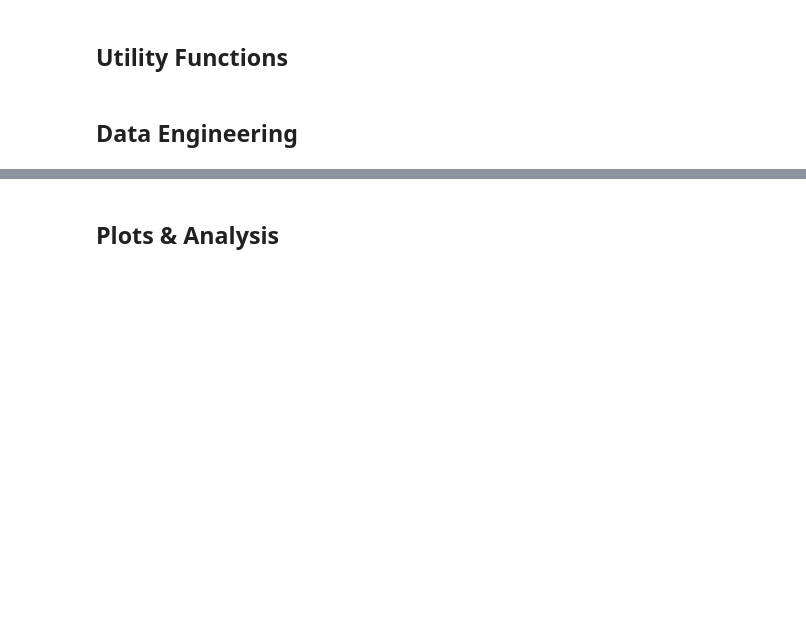
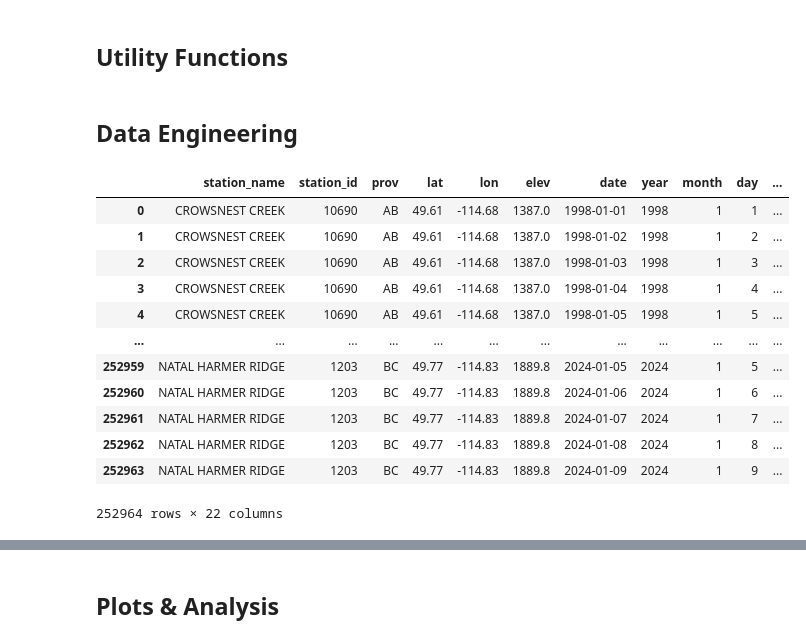
Before and after one commit to moniquebeaulieu/TM_PHES, a Jupyter notebook: EDA.ipynb, the cells around one changed output, grey strips where cells are left out. Saved outputs shown, nothing was run; the diff lists cells and outputs as text; code cells hidden in the pictures; blank space fills up the shorter version.

```diff
--- a/EDA.ipynb
+++ b/EDA.ipynb
@@ -27,0 +29,20 @@ from datetime import datetime, timedelta
+# %%
+columns_to_drop = ['station_operator', 'climate_id', 'WMO_id', 'TC_id']
+
+# Drop specified columns and columns containing the word 'flag'
+weathercan_df.drop(columns=columns_to_drop + [col for col in weathercan_df.columns if 'flag' in col.lower()], inplace=True)
+weathercan_df
+# %% [output]
+|  | station_name | station_id | prov | lat | lon | elev | date | year | month | day | ... |
+| 0 | CROWSNEST CREEK | 10690 | AB | 49.61 | -114.68 | 1387.0 | 1998-01-01 | 1998 | 1 | 1 | ... |
+| 1 | CROWSNEST CREEK | 10690 | AB | 49.61 | -114.68 | 1387.0 | 1998-01-02 | 1998 | 1 | 2 | ... |
+| 2 | CROWSNEST CREEK | 10690 | AB | 49.61 | -114.68 | 1387.0 | 1998-01-03 | 1998 | 1 | 3 | ... |
+| 3 | CROWSNEST CREEK | 10690 | AB | 49.61 | -114.68 | 1387.0 | 1998-01-04 | 1998 | 1 | 4 | ... |
+| 4 | CROWSNEST CREEK | 10690 | AB | 49.61 | -114.68 | 1387.0 | 1998-01-05 | 1998 | 1 | 5 | ... |
+| ... | ... | ... | ... | ... | ... | ... | ... | ... | ... | ... | ... |
+| 252959 | NATAL HARMER RIDGE | 1203 | BC | 49.77 | -114.83 | 1889.8 | 2024-01-05 | 2024 | 1 | 5 | ... |
+| 252960 | NATAL HARMER RIDGE | 1203 | BC | 49.77 | -114.83 | 1889.8 | 2024-01-06 | 2024 | 1 | 6 | ... |
+| 252961 | NATAL HARMER RIDGE | 1203 | BC | 49.77 | -114.83 | 1889.8 | 2024-01-07 | 2024 | 1 | 7 | ... |
+| 252962 | NATAL HARMER RIDGE | 1203 | BC | 49.77 | -114.83 | 1889.8 | 2024-01-08 | 2024 | 1 | 8 | ... |
+| 252963 | NATAL HARMER RIDGE | 1203 | BC | 49.77 | -114.83 | 1889.8 | 2024-01-09 | 2024 | 1 | 9 | ... |
+252964 rows × 22 columns
```
Also changed, not shown: parts of 13 cells of this notebook.
